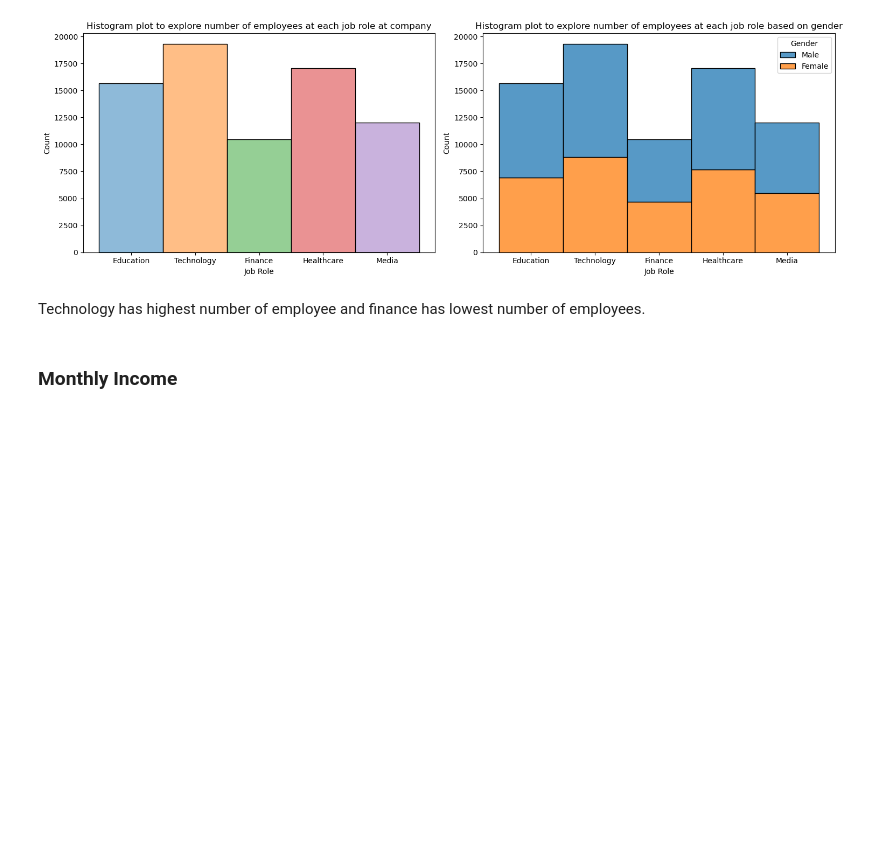
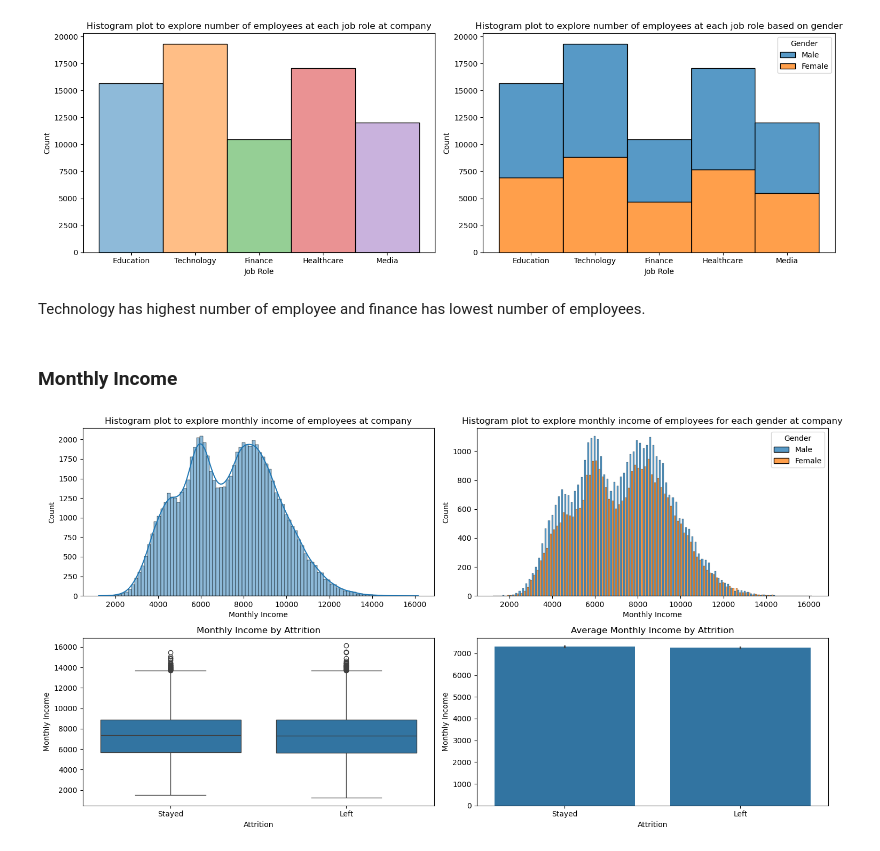
Before and after one commit to buddhathapa12/employment_attrition_analysis, a Jupyter notebook: employment_attrition.ipynb, the cells around one changed output. Cells and saved outputs as stored; diff of their text form; code cells hidden in the pictures; blank space fills up the shorter version.

Commit message:
added visualization for Attrition vs categorical and continious variables

```diff
--- a/employment_attrition.ipynb
+++ b/employment_attrition.ipynb
@@ -138,3 +138,21 @@ plt.show()
 Technology has highest number of employee and finance has lowest number of employees.
 # %% [markdown]
 ### Monthly Income
+# %%
+fig, axs= plt.subplots(2, 2, figsize= (15, 8))
+axs= axs.flatten()
+sns.histplot(data= employee_df, x= "Monthly Income", kde= True, legend= False, ax= axs[0])
+axs[0].set_title("Histogram plot to explore monthly income of employees at company")
+sns.histplot(data=employee_df, x= "Monthly Income", hue= "Gender",multiple='dodge', ax= axs[1])
+axs[1].set_title("Histogram plot to explore monthly income of employees for each gender at company")
+
+sns.boxplot(data=employee_df, x="Attrition", y="Monthly Income", ax=axs[2])
+axs[2].set_title("Monthly Income by Attrition")
+
+sns.barplot(data=employee_df, x="Attrition", y="Monthly Income", ax=axs[3])
+axs[3].set_title("Average Monthly Income by Attrition")
+
+plt.tight_layout()
+plt.show()
+# %% [output]
+[figure, added]
```
Also changed, not shown: parts of 6 cells of this notebook.
